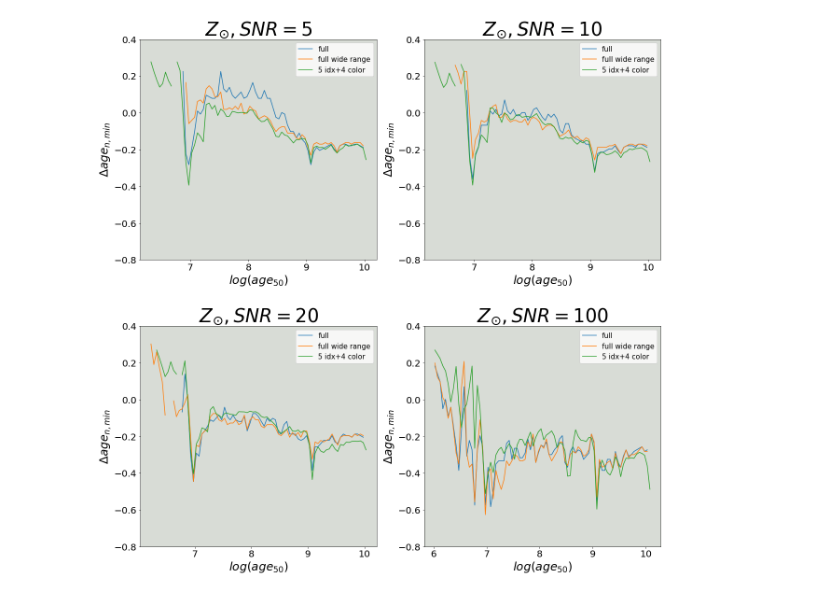
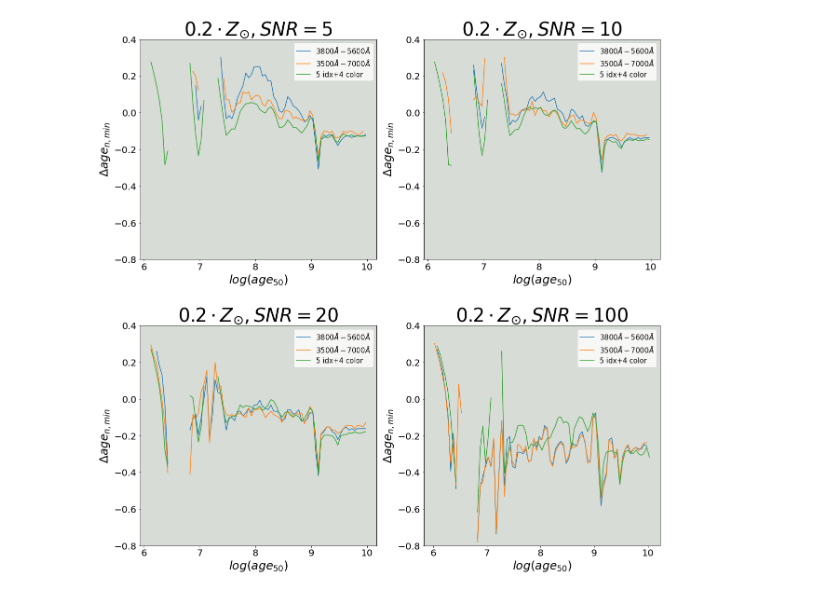
Before and after one commit to edoardorossi3/TESIedo_git, a Jupyter notebook: tesi_py/article_resolution.ipynb, the cells around one changed output. Drawn from its saved outputs; the diff is of its cells as text; code cells hidden in the pictures.

```diff
--- a/tesi_py/article_resolution.ipynb
+++ b/tesi_py/article_resolution.ipynb
@@ -24,28 +24,28 @@ time_res_file_full_wd_snr100='Time_resol_full_widerangewl_Z62fix1M_SNR100.fits'
 hdul_full_snr5=fits.open(work_dir+time_res_file_full_snr5)
 time_resol_full_snr5=hdul_full_snr5[1].data
 hdul_snr5=fits.open(work_dir+time_res_file_snr5)
-time_res_snr5=hdul[1].data['Log_d1090n50_min_z62']
+time_res_snr5=hdul_snr5[1].data['Log_d1090n50_min_z42']
 hdul_full_wd_snr5=fits.open(work_dir+time_res_file_full_wd_snr5)
 time_resol_full_wd_snr5=hdul_full_wd_snr5[1].data
 
 hdul_full_snr10=fits.open(work_dir+time_res_file_full_snr10)
 time_resol_full_snr10=hdul_full_snr10[1].data
 hdul_snr10=fits.open(work_dir+time_res_file_snr10)
-time_res_snr10=hdul_snr10[1].data['Log_d1090n50_min_z62']
+time_res_snr10=hdul_snr10[1].data['Log_d1090n50_min_z42']
 hdul_full_wd_snr10=fits.open(work_dir+time_res_file_full_wd_snr10)
 time_resol_full_wd_snr10=hdul_full_wd_snr10[1].data
 
 hdul_full_snr20=fits.open(work_dir+time_res_file_full_snr20)
 time_resol_full_snr20=hdul_full_snr20[1].data
 hdul_snr20=fits.open(work_dir+time_res_file_snr20)
-time_res_snr20=hdul_snr20[1].data['Log_d1090n50_min_z62']
+time_res_snr20=hdul_snr20[1].data['Log_d1090n50_min_z42']
 hdul_full_wd_snr20=fits.open(work_dir+time_res_file_full_wd_snr20)
 time_resol_full_wd_snr20=hdul_full_wd_snr20[1].data
 
 hdul_full_snr100=fits.open(work_dir+time_res_file_full_snr100)
 time_resol_full_snr100=hdul_full_snr100[1].data
 hdul_snr100=fits.open(work_dir+time_res_file_snr100)
-time_res_snr100=hdul_snr100[1].data['Log_d1090n50_min_z62']
+time_res_snr100=hdul_snr100[1].data['Log_d1090n50_min_z42']
 hdul_full_wd_snr100=fits.open(work_dir+time_res_file_full_wd_snr100)
 time_resol_full_wd_snr100=hdul_full_wd_snr100[1].data
 # %%
@@ -71,57 +71,59 @@ ylabel=r'$\Delta age_{n,min}$'
 size_num=20
 size_label=25
 
-axs[0,0].plot(age_50mid, time_resol_full_snr5, label='full')
-axs[0,0].plot(age_50mid, time_resol_full_wd_snr5, label='full wide range')
+axs[0,0].plot(age_50mid, time_resol_full_snr5, label=r'$3800\AA-5600\AA$')
+axs[0,0].plot(age_50mid, time_resol_full_wd_snr5, label=r'$3500\AA-7000\AA$')
 axs[0,0].plot(age_50mid, time_res_snr5, label='5 idx+4 color')
 
 axs[0,0].set_facecolor('#d8dcd6')
 
 axs[0,0].legend(loc='upper right', fontsize=size_legend)
-axs[0,0].set_title(r'$Z_{\odot}, SNR=5$', fontsize=size_title)
+axs[0,0].set_title(r'$0.2\cdot Z_{\odot}, SNR=5$', fontsize=size_title)
 axs[0,0].set_ylim(lim)
 axs[0,0].set_xlabel(xlabel, fontsize=size_label)
 axs[0,0].set_ylabel(ylabel, fontsize=size_label)
 axs[0,0].tick_params(labelsize=size_num)
 
-axs[0,1].plot(age_50mid, time_resol_full_snr10, label='full')
-axs[0,1].plot(age_50mid, time_resol_full_wd_snr10, label='full wide range')
+axs[0,1].plot(age_50mid, time_resol_full_snr10, label=r'$3800\AA-5600\AA$')
+axs[0,1].plot(age_50mid, time_resol_full_wd_snr10, label=r'$3500\AA-7000\AA$')
 axs[0,1].plot(age_50mid, time_res_snr10, label='5 idx+4 color')
 
 axs[0,1].set_facecolor('#d8dcd6')
 
 axs[0,1].legend(loc='upper right', fontsize=size_legend)
-axs[0,1].set_title(r'$Z_{\odot}, SNR=10$', fontsize=size_title)
+axs[0,1].set_title(r'$0.2 \cdot Z_{\odot}, SNR=10$', fontsize=size_title)
 axs[0,1].set_ylim(lim)
 axs[0,1].set_xlabel(xlabel, fontsize=size_label)
 axs[0,1].set_ylabel(ylabel, fontsize=size_label)
 axs[0,1].tick_params(labelsize=size_num)
 
-axs[1,0].plot(age_50mid, time_resol_full_snr20, label='full')
-axs[1,0].plot(age_50mid, time_resol_full_wd_snr20, label='full wide range')
+axs[1,0].plot(age_50mid, time_resol_full_snr20, label=r'$3800\AA-5600\AA$')
+axs[1,0].plot(age_50mid, time_resol_full_wd_snr20, label=r'$3500\AA-7000\AA$')
 axs[1,0].plot(age_50mid, time_res_snr20, label='5 idx+4 color')
 
 axs[1,0].set_facecolor('#d8dcd6')
 
 axs[1,0].legend(loc='upper right', fontsize=size_legend)
-axs[1,0].set_title(r'$Z_{\odot}, SNR=20$', fontsize=size_title)
+axs[1,0].set_title(r'$0.2 \cdot Z_{\odot}, SNR=20$', fontsize=size_title)
 axs[1,0].set_ylim(lim)
 axs[1,0].set_xlabel(xlabel, fontsize=size_label)
 axs[1,0].set_ylabel(ylabel, fontsize=size_label)
 axs[1,0].tick_params(labelsize=size_num)
 
-axs[1,1].plot(age_50mid, time_resol_full_snr100, label='full')
-axs[1,1].plot(age_50mid, time_resol_full_wd_snr100, label='full wide range')
+#axs[1,1].plot(age_50mid, time_resol_full_snr100, label='full')
+axs[1,1].plot(age_50mid, time_resol_full_snr100, label=r'$3800\AA-5600\AA$')
+#axs[1,1].plot(age_50mid, time_resol_full_wd_snr100, label='full wide range')
+axs[1,1].plot(age_50mid, time_resol_full_wd_snr100, label=r'$3500\AA-7000\AA$')
 axs[1,1].plot(age_50mid, time_res_snr100, label='5 idx+4 color')
 
 axs[1,1].set_facecolor('#d8dcd6')
 
 axs[1,1].legend(loc='upper right', fontsize=size_legend)
-axs[1,1].set_title(r'$Z_{\odot}, SNR=100$', fontsize=size_title)
+axs[1,1].set_title(r'$0.2 \cdot Z_{\odot}, SNR=100$', fontsize=size_title)
 axs[1,1].set_ylim(lim)
 axs[1,1].set_xlabel(xlabel, fontsize=size_label)
 axs[1,1].set_ylabel(ylabel, fontsize=size_label)
 axs[1,1].tick_params(labelsize=size_num)
 # %% [output]
-[figure, old version]
+[figure, new version]
 # %%
```
Also changed, not shown: parts of 2 cells of this notebook, 1 other file.
